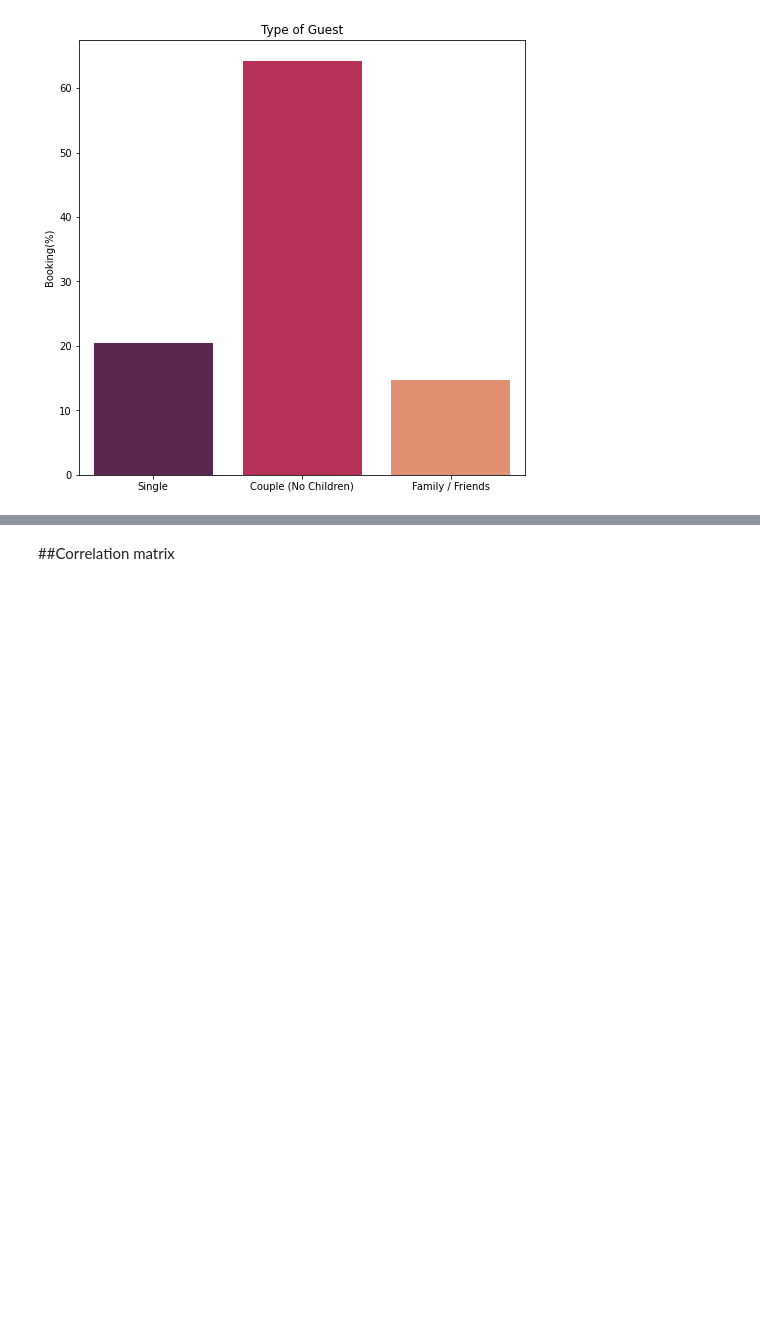
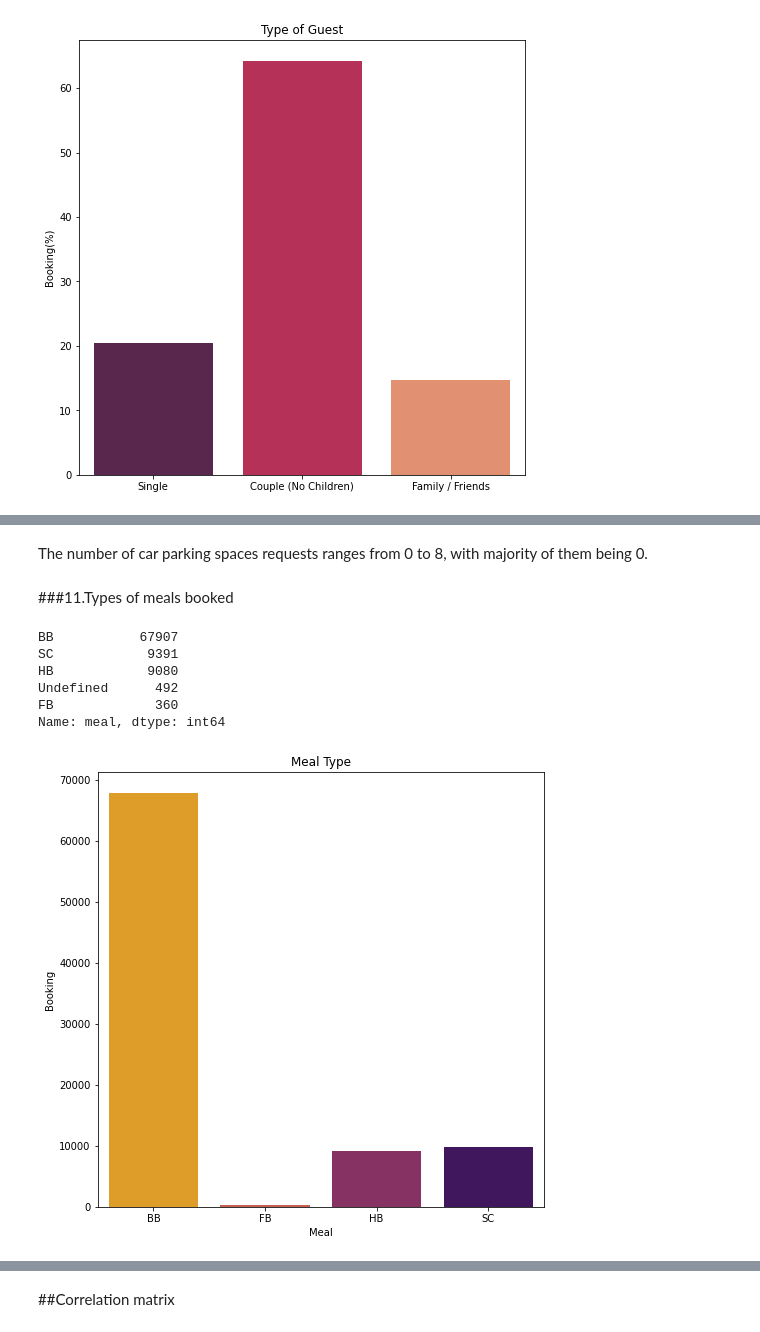
Before and after one commit to rafiddeshmukh/EDA-Hotel_Booking, a Jupyter notebook: Hotel_Booking_Analysis_Capstone_Project.ipynb, the cells around one changed output, grey strips where cells are left out. Drawn from its saved outputs; the diff is of its cells as text; code cells hidden in the pictures; blank space fills up the shorter version.

```diff
--- a/Hotel_Booking_Analysis_Capstone_Project.ipynb
+++ b/Hotel_Booking_Analysis_Capstone_Project.ipynb
@@ -655,0 +716,33 @@ See the caveats in the documentation: https://pandas.pydata.org/pandas-docs/stab
+# %% [markdown]
+The number of car parking spaces requests ranges from 0 to 8, with majority of them being 0.
+# %% [markdown]
+###11.Types of meals booked
+# %%
+#value counts for meal type
+df["meal"].value_counts()
+# %% [output]
+BB           67907
+SC            9391
+HB            9080
+Undefined      492
+FB             360
+Name: meal, dtype: int64
+# %%
+#replaceing Unddfined with SC
+df["meal"].replace("Undefined","SC",inplace=True)
+# %%
+#setting figure size
+plt.figure(figsize=(8,8))
+
+#Ploting barplot for meal type
+sns.countplot(x=df["meal"], palette='inferno_r')
+
+#setting labels for x and y and set title for countplot
+plt.xlabel('Meal')
+plt.ylabel('Booking')
+plt.title("Meal Type")
+
+#display the plot
+plt.show()
+# %% [output]
+[figure, added]
```
Also changed, not shown: parts of 24 cells of this notebook.
